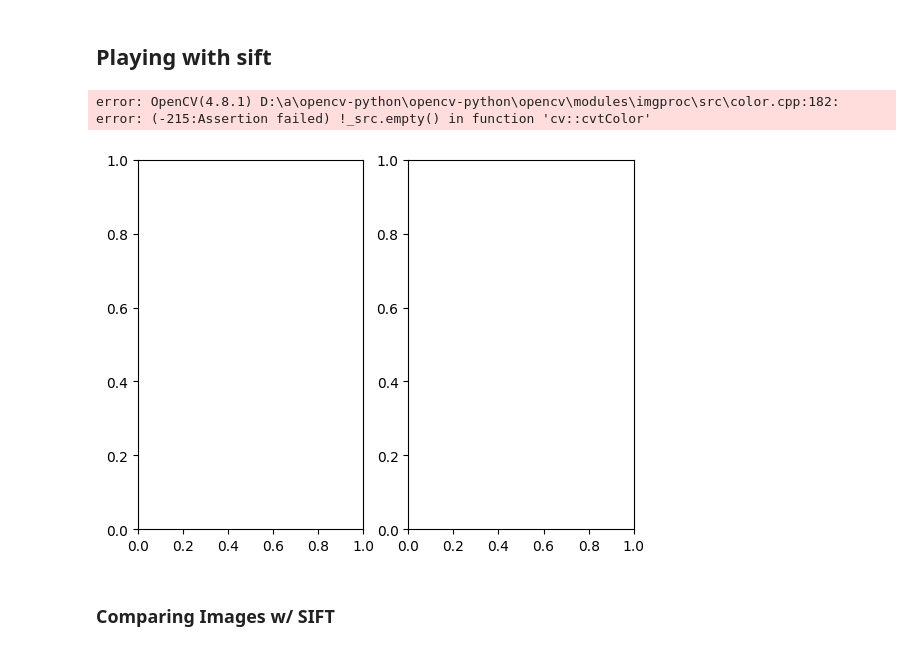
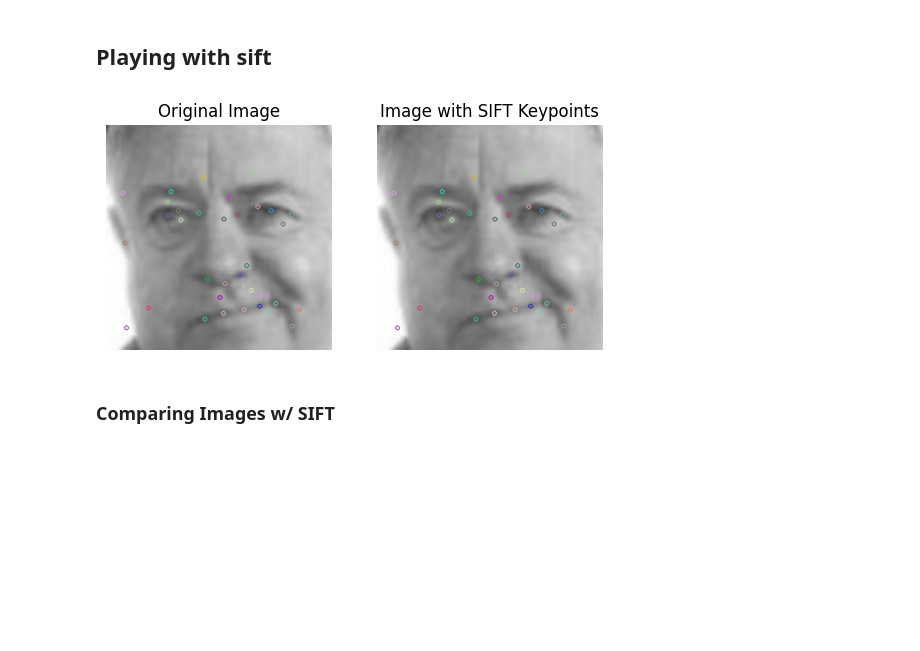
Before and after one commit to brandonkeung/Emotion-Recognition, a Jupyter notebook: cnn-emotion detection.ipynb, the cells around one changed output. Saved outputs shown, nothing was run; the diff lists cells and outputs as text; code cells hidden in the pictures; blank space fills up the shorter version.

```diff
--- a/cnn-emotion detection.ipynb
+++ b/cnn-emotion detection.ipynb
@@ -134,30 +146,37 @@ AttributeError: 'NoneType' object has no attribute 'shape'
 # %% [markdown]
 ## Playing with sift
 # %%
-fig, ax =  plt.subplots(1, 2) # , figsize=(10,7))
+fig, ax = plt.subplots(1, 2)
 
-#reading image
-img = cv2.imread('../CS 178/cs178_facial_expressions/images/Milan_Kucan_0001.jpg')
-gray= cv2.cvtColor(img,cv2.COLOR_BGR2GRAY)
+# Reading image
+img = cv2.imread('facial_expressions-master/images/Milan_Kucan_0001.jpg')
 
-#keypoints
-sift = cv2.SIFT_create()
-kp = sift.detect(gray,None)
+# Check if image is loaded successfully
+if img is not None:
+    gray = cv2.cvtColor(img, cv2.COLOR_BGR2GRAY)
 
+    # Keypoints
+    sift = cv2.SIFT_create()
+    kp = sift.detect(gray, None)
 
+    img_with_keypoints = cv2.drawKeypoints(gray, kp, img)
+    cv2.imwrite('sift_keypoints.jpg', img_with_keypoints)
 
-img=cv2.drawKeypoints(gray,kp,img)# ,flags=cv2.DRAW_MATCHES_FLAGS_DRAW_RICH_KEYPOINTS) #flags: shows circle of size of kp and will show it's orientation
-cv2.imwrite('sift_keypoints.jpg',img)
-ax[0].imshow(img)
+    # Display images with and without keypoints
+    ax[0].imshow(img)
+    ax[0].set_title('Original Image')
+    ax[0].axis('off')
 
-img=cv2.drawKeypoints(gray,kp,img, flags=cv2.DRAW_MATCHES_FLAGS_DRAW_RICH_KEYPOINTS) #flags: shows circle of size of kp and will show it's orientation
-cv2.imwrite('sift_keypoints.jpg',img)
-ax[1].imshow(img)
-# gives us data we can use des: numpy array of shape (num of kp) x 128
-kp,des = sift.compute(gray,kp)
+    ax[1].imshow(img_with_keypoints)
+    ax[1].set_title('Image with SIFT Keypoints')
+    ax[1].axis('off')
+
+else:
+    print("Error: Unable to load the image.")
+
+plt.show()
 # %% [output]
-error: OpenCV(4.8.1) D:\a\opencv-python\opencv-python\opencv\modules\imgproc\src\color.cpp:182: error: (-215:Assertion failed) !_src.empty() in function 'cv::cvtColor'
-[figure, old version]
+[figure, new version]
 # %% [markdown]
 ### Comparing Images w/ SIFT
 # %%
```
Also changed, not shown: parts of 11 cells of this notebook, 1 other file.
